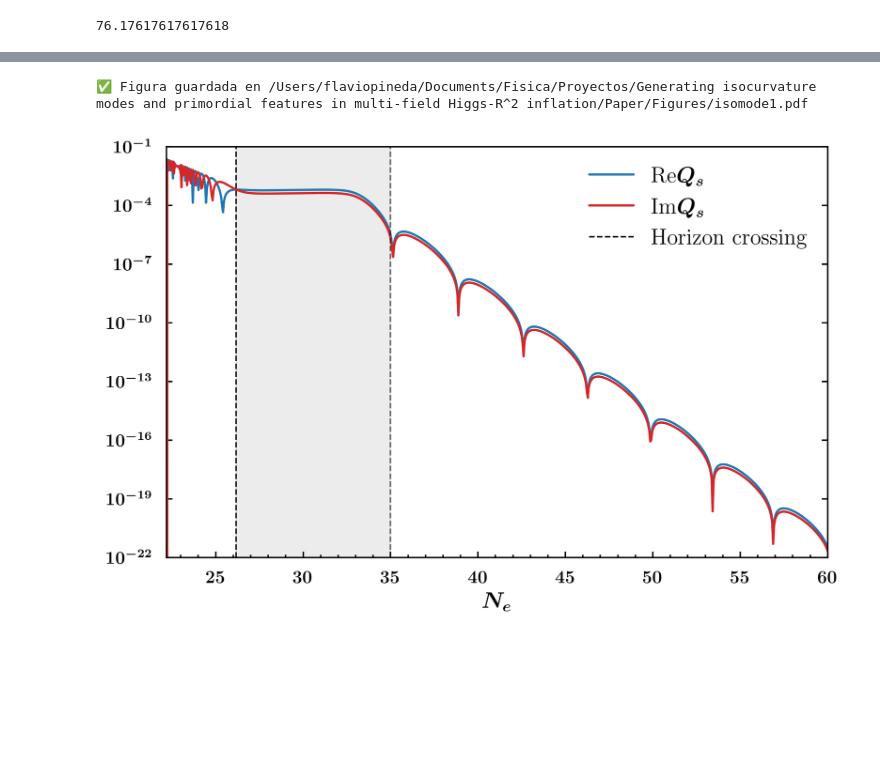
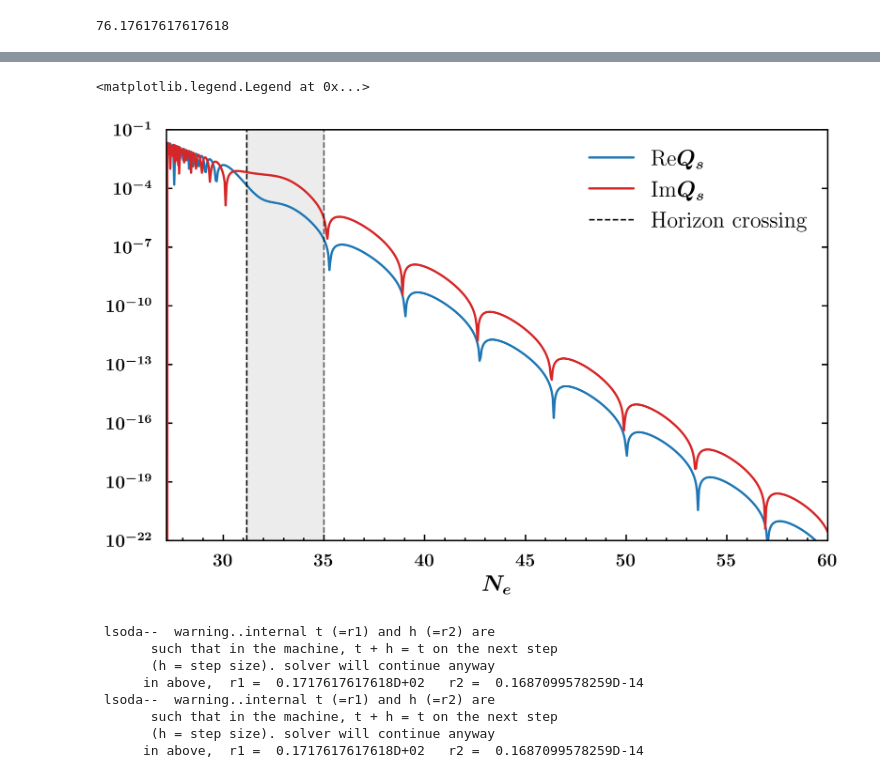
Before and after one commit to fpineda94/Higgs-R-2-inflation, a Jupyter notebook: examples/example1/example1.ipynb, the cells around one changed output, grey strips where cells are left out. Drawn from its saved outputs; the diff is of its cells as text; code cells hidden in the pictures; blank space fills up the shorter version.

```diff
--- a/examples/example1/example1.ipynb
+++ b/examples/example1/example1.ipynb
@@ -78,7 +78,7 @@ Nend
 # plt.legend()
 # #savefig('trajectory_estandar')
 # %%
-pert = Perturbations(potential, bg, N_CMB = 50)
+pert = Perturbations(potential, bg, N_CMB = 45)
 res = pert.compute_power_spectra1(k=0.05)
 print("-" * 30)
 print(f"P_R:       {res['P_R']:.4e}")
@@ -190,31 +190,40 @@ savefig('adiabaticmode1')
 # %%
 plt.semilogy(N, abs(Q_re), label = r'$\text{Re}Q_s$')
 plt.semilogy(N, abs(Q_im), label = r'$\text{Im}Q_s$')
 plt.axvline(Npivot[0], linewidth = 1, linestyle = 'dashed', color = 'k', label = 'Horizon crossing')
 plt.axvline(35, linestyle = 'dashed', linewidth= 1, color = 'k', alpha  = 0.6)
 
 Ne_turn_ini = Npivot[0]
 Ne_turn_end = 35
 
 plt.axvspan(
     Ne_turn_ini,
     Ne_turn_end,
     color = 'gray',
     alpha=0.15,
     zorder=0
 )
 plt.xlabel(r"$N_e$")
 plt.xlim(pert.N_ini(pert.k_CMB), 60)
 plt.ylim(1e-22, 1e-1)
 
 
 plt.legend()
-savefig('isomode1')
+#savefig('isomode1')
 # %% [output]
-✅ Figura guardada en /Users/flaviopineda/Documents/Fisica/Proyectos/Generating isocurvature modes and primordial features in multi-field Higgs-R^2 inflation/Paper/Figures/isomode1.pdf
+<matplotlib.legend.Legend at 0x...>
-[figure, old version]
+[figure, new version]
 # %%
 Ps_end = pert.Power_spectrum_end(save = True)
+# %% [output]
+ lsoda--  warning..internal t (=r1) and h (=r2) are
+       such that in the machine, t + h = t on the next step
+       (h = step size). solver will continue anyway
+      in above,  r1 =  0.1717617617618D+02   r2 =  0.1687099578259D-14
+ lsoda--  warning..internal t (=r1) and h (=r2) are
+       such that in the machine, t + h = t on the next step
+       (h = step size). solver will continue anyway
+      in above,  r1 =  0.1717617617618D+02   r2 =  0.1687099578259D-14
 # %%
 plt.loglog(pert.k_modes, Ps_end[0])
 
```
Also changed, not shown: parts of 7 cells of this notebook, 33 other files.
